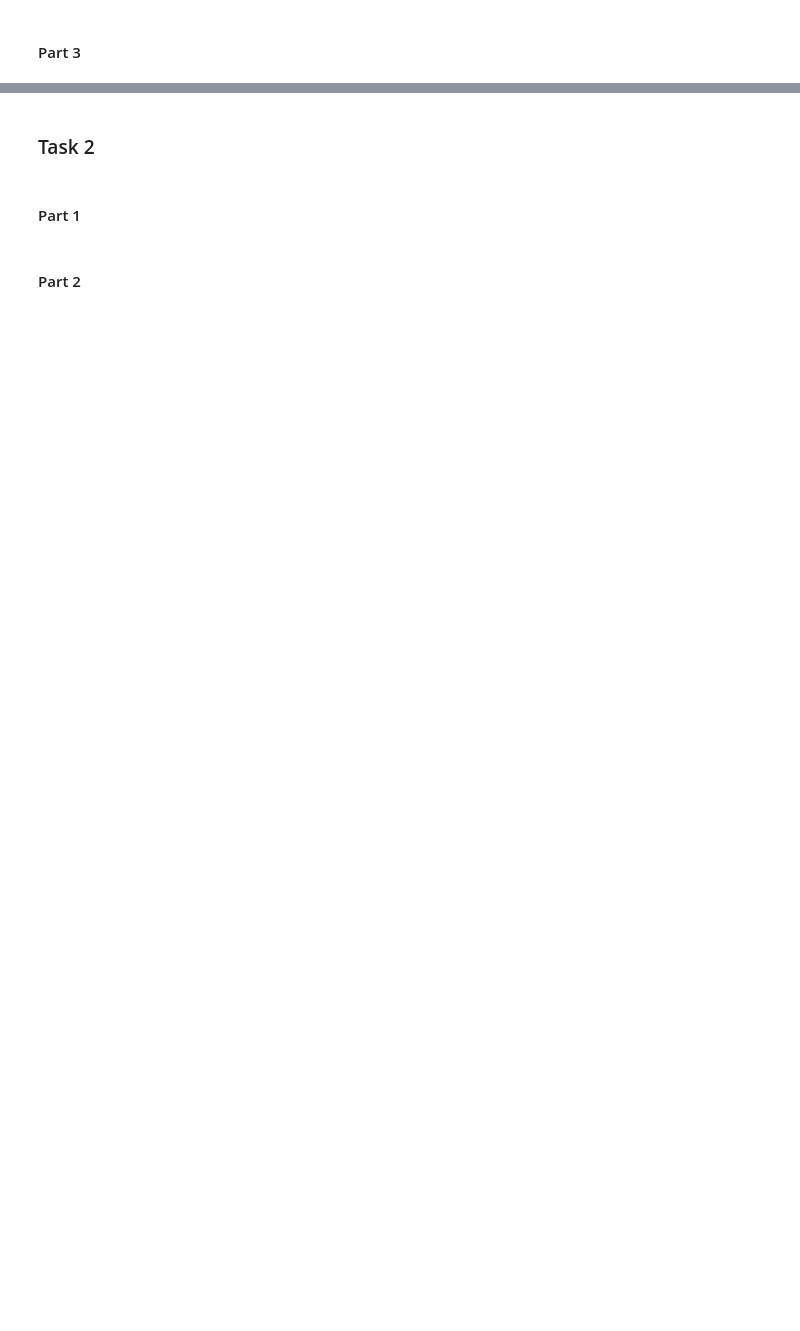
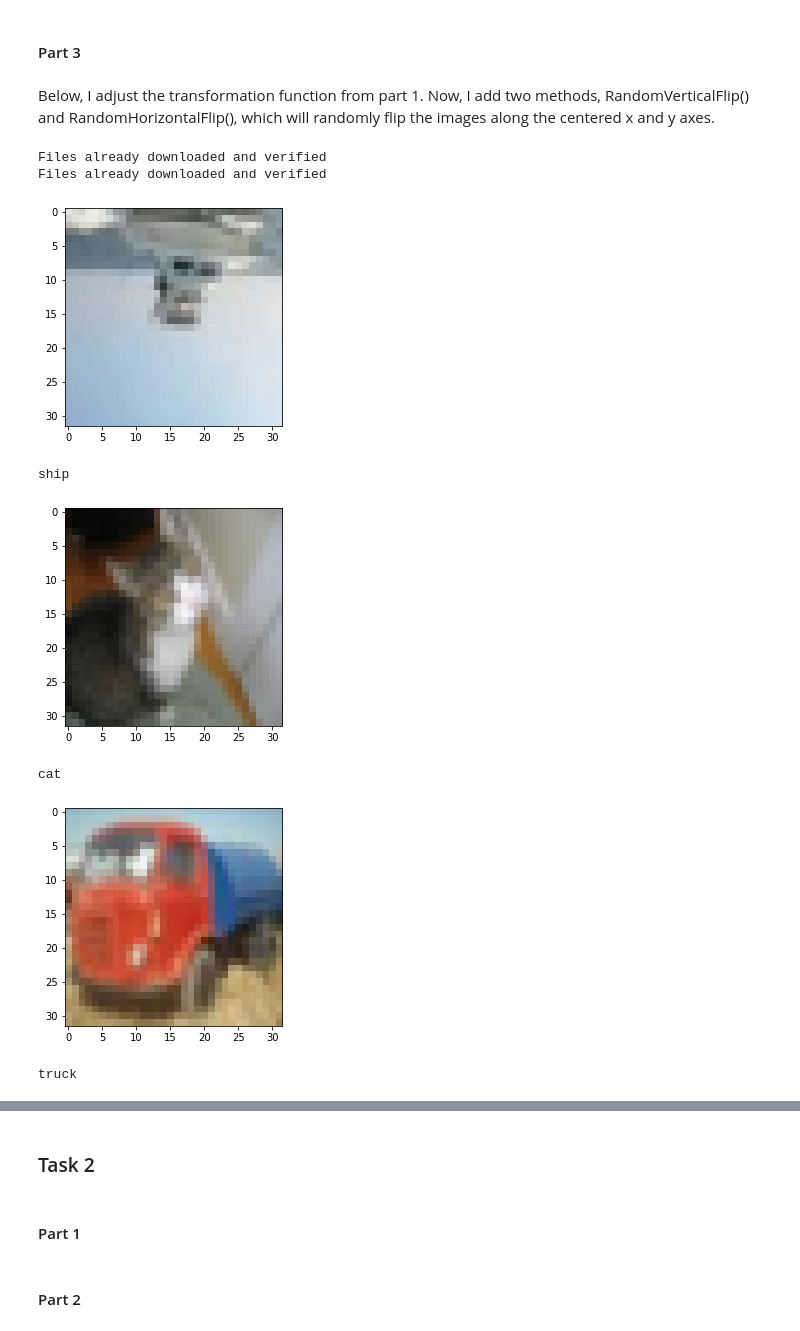
Before and after one commit to siddha20/CSCI4962, a Jupyter notebook: Homeworks/homework5/homework5.ipynb, the cells around one changed output, grey strips where cells are left out. Drawn from its saved outputs; the diff is of its cells as text; code cells hidden in the pictures; blank space fills up the shorter version.

```diff
--- a/Homeworks/homework5/homework5.ipynb
+++ b/Homeworks/homework5/homework5.ipynb
@@ -198,2 +323,38 @@ trans_model = torchvision.models.vgg16(weights=torchvision.models.VGG16_Weights.
 # %% [markdown]
 #### Part 3
+# %% [markdown]
+Below, I adjust the transformation function from part 1. Now, I add two methods, RandomVerticalFlip() and RandomHorizontalFlip(), which will randomly flip the images along the centered x and y axes.
+# %%
+transform_fn = transforms.Compose([transforms.ToTensor(),
+                                   transforms.RandomVerticalFlip(),
+                                   transforms.RandomHorizontalFlip(),
+                                   transforms.Normalize((.5, .5, .5),
+                                                        (.5, .5, .5))])
+batches = 4
+
+train_data = torchvision.datasets.CIFAR10(root="./data", train=True, download=True, transform=transform_fn)
+test_data = torchvision.datasets.CIFAR10(root="./data", train=False, download=True, transform=transform_fn)
+
+train_loader = torch.utils.data.DataLoader(train_data, batch_size=batches, shuffle=True, num_workers=2)
+test_loader = torch.utils.data.DataLoader(test_data, batch_size=batches, shuffle=False, num_workers=2)
+# %% [output]
+Files already downloaded and verified
+Files already downloaded and verified
+# %%
+def imshow(img):
+    img = img/2 + 0.5
+    npimg = img.numpy()
+    plt.imshow(np.transpose(npimg, (1, 2, 0)))
+    plt.show()
+
+for i in range(100,103):
+    train_loader.dataset[i][0]
+    imshow(torchvision.utils.make_grid(train_loader.dataset[i][0]))
+    print(classes[train_loader.dataset[i][1]])
+# %% [output]
+[figure, added]
+ship
+[figure, added]
+cat
+[figure, added]
+truck
```
Also changed, not shown: parts of 18 cells of this notebook.
